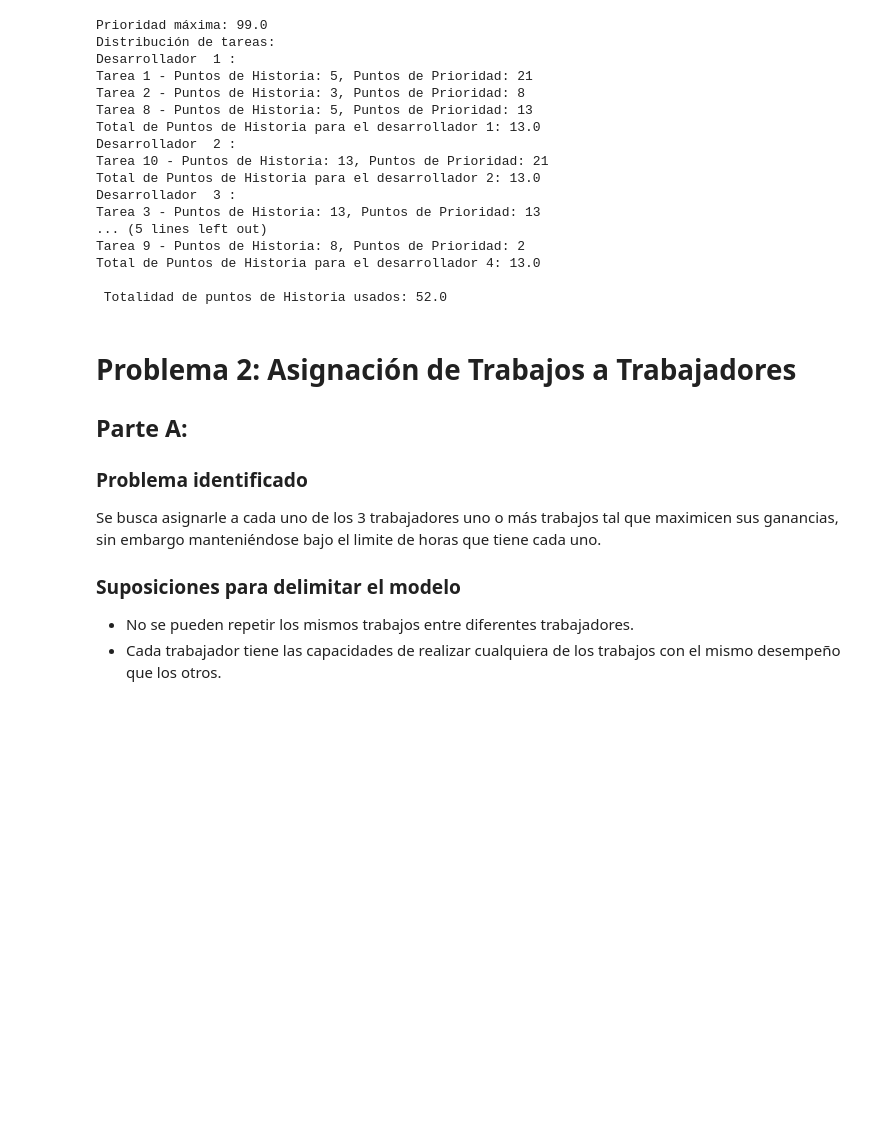
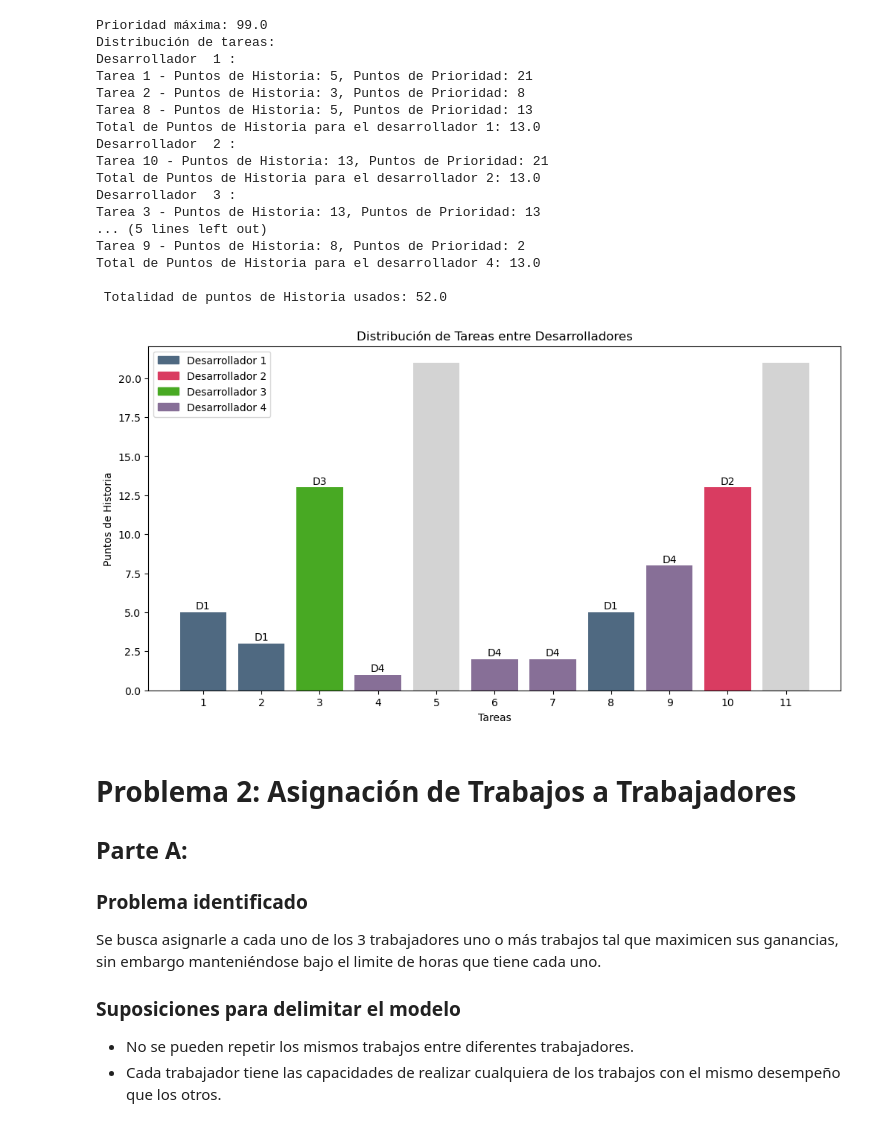
Before and after one commit to Mateo-Lopez83/labs_Mos_MateoLopez_IgnacioChaparro, a Jupyter notebook: Lab1MOS.ipynb, the cells around one changed output. Saved outputs shown, nothing was run; the diff lists cells and outputs as text; code cells hidden in the pictures; blank space fills up the shorter version.

```diff
--- a/Lab1MOS.ipynb
+++ b/Lab1MOS.ipynb
@@ -232,6 +264,45 @@ Tarea 9 - Puntos de Historia: 8, Puntos de Prioridad: 2
 Total de Puntos de Historia para el desarrollador 4: 13.0
 
  Totalidad de puntos de Historia usados: 52.0
+# %%
+
+import random
+
+all_tasks = list(modelo.T)
+story_points = [tareas[i][0] for i in all_tasks]
+
+developers = list(modelo.Q)
+color_map = {q: f"#{random.randint(0, 0xFFFFFF):06x}" for q in developers}
+
+task_colors = []
+assigned_developers = []
+
+for i in all_tasks:
+    assigned_dev = None
+    for q in developers:
+        if modelo.x[i, q].value == 1:
+            assigned_dev = q
+            break
+    if assigned_dev is not None:
+        task_colors.append(color_map[assigned_dev])
+        assigned_developers.append(assigned_dev)
+    else:
+        task_colors.append("lightgray")
+        assigned_developers.append(None)
+
+plt.figure(figsize=(12, 6))
+plt.bar(all_tasks, story_points, color=task_colors)
+
+plt.xlabel("Tareas")
+plt.ylabel("Puntos de Historia")
+plt.title("Distribución de Tareas entre Desarrolladores")
+
+legend_patches = [mpatches.Patch(color=color_map[q], label=f"Desarrollador {q}") for q in developers]
+plt.legend(handles=legend_patches)
+
+plt.show()
+# %% [output]
+[figure, added]
 # %% [markdown]
 # Problema 2: Asignación de Trabajos a Trabajadores
 
```
Also changed, not shown: parts of 2 cells of this notebook.
